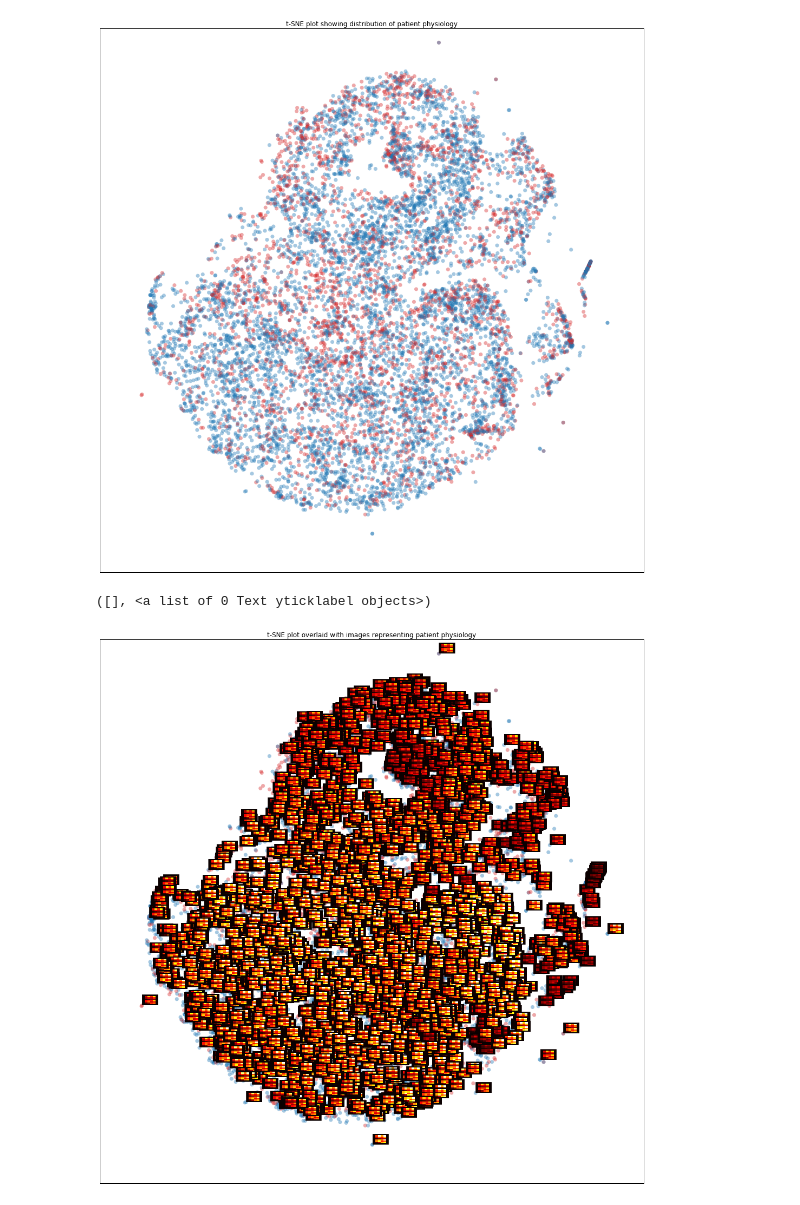
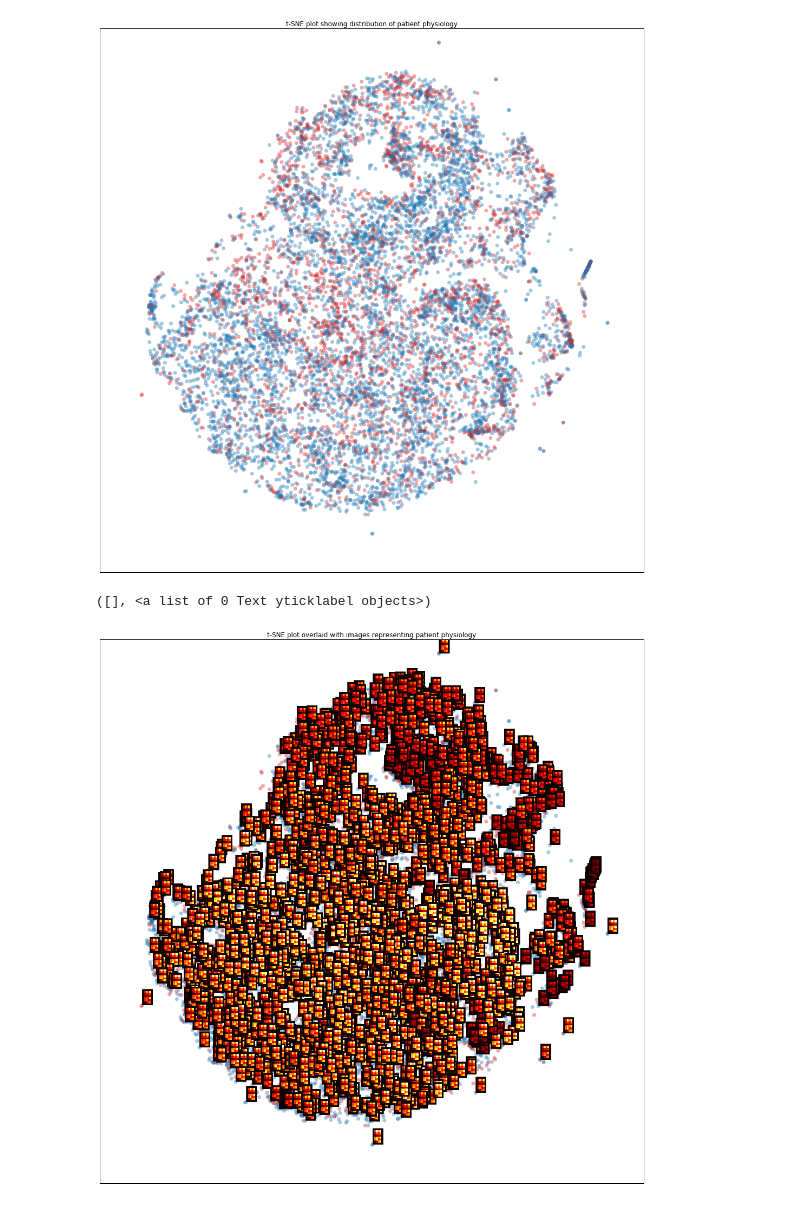
Before and after one commit to MIT-LCP/mimic-iii-paper, a Jupyter notebook: notebooks/tsne-vis.ipynb, the cells around one changed output. Drawn from its saved outputs; the diff is of its cells as text; code cells hidden in the pictures.

Commit message:
fix image size on plot

```diff
--- a/notebooks/tsne-vis.ipynb
+++ b/notebooks/tsne-vis.ipynb
@@ -227,32 +227,32 @@ plt.yticks([])
 # As before, but overlay images
 
 # scatter plot
 fig, ax = plt.subplots(figsize=(18, 18))
 ax.axis([-10, 10, -10, 10])
 col = np.array(tableau20)[[phys.label]]
 ax.scatter(phys['X_tsne1'], phys['X_tsne2'],
             facecolor=col, edgecolor='None', marker='o', s=50,cmap=plt.cm.get_cmap("jet", 10),
             alpha=0.4,zorder=1)
 
 # overlay images
 cols=int(np.floor(np.sqrt(len(physvars))))
 rows=int(np.ceil(len(physvars)/np.float(cols)))
 dims=(rows+2,cols+2)
 physvec=np.zeros(cols*rows)
 
 for i in range(0,len(phys.index)):
     if i%4==0:
         x=phys['X_tsne1'].iloc[i]
         y=phys['X_tsne2'].iloc[i]
         physvec[:len(physvars)] = phys[physvars].iloc[i].values
         # physvec = physvec/1000 # scale
         physbox[1:-1,1:-1]=physvec.reshape((dims[0]-2,dims[1]-2))
-        ax.imshow(physbox,extent=[x,x+rows/10.,y,y+cols/10.],zorder=2,
+        ax.imshow(physbox,extent=[x,x+cols/10.,y,y+rows/10.],zorder=2,
                   cmap="hot",interpolation="none")
 
 plt.title('t-SNE plot overlaid with images representing patient physiology')
 plt.xticks([])
 plt.yticks([])
 # %% [output]
 ([], <a list of 0 Text yticklabel objects>)
-[figure, old version]
+[figure, new version]
```
